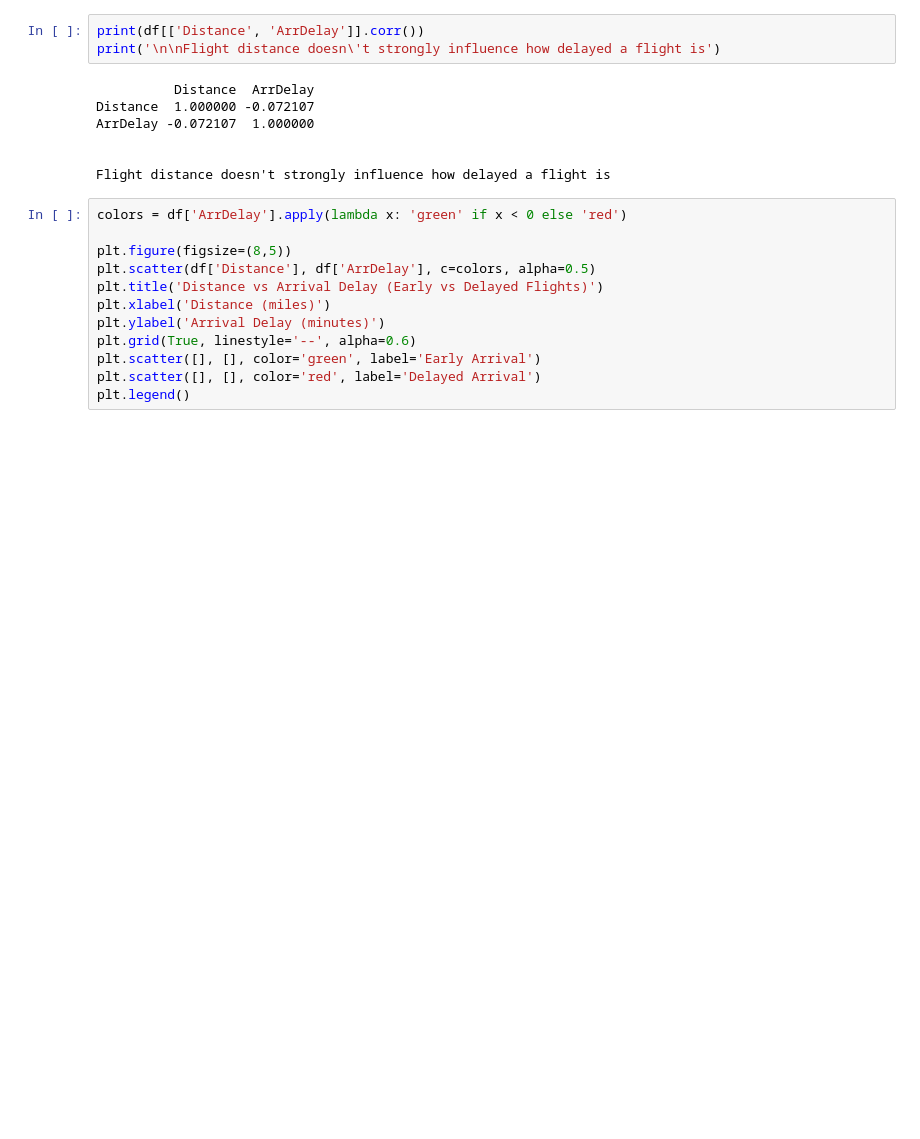
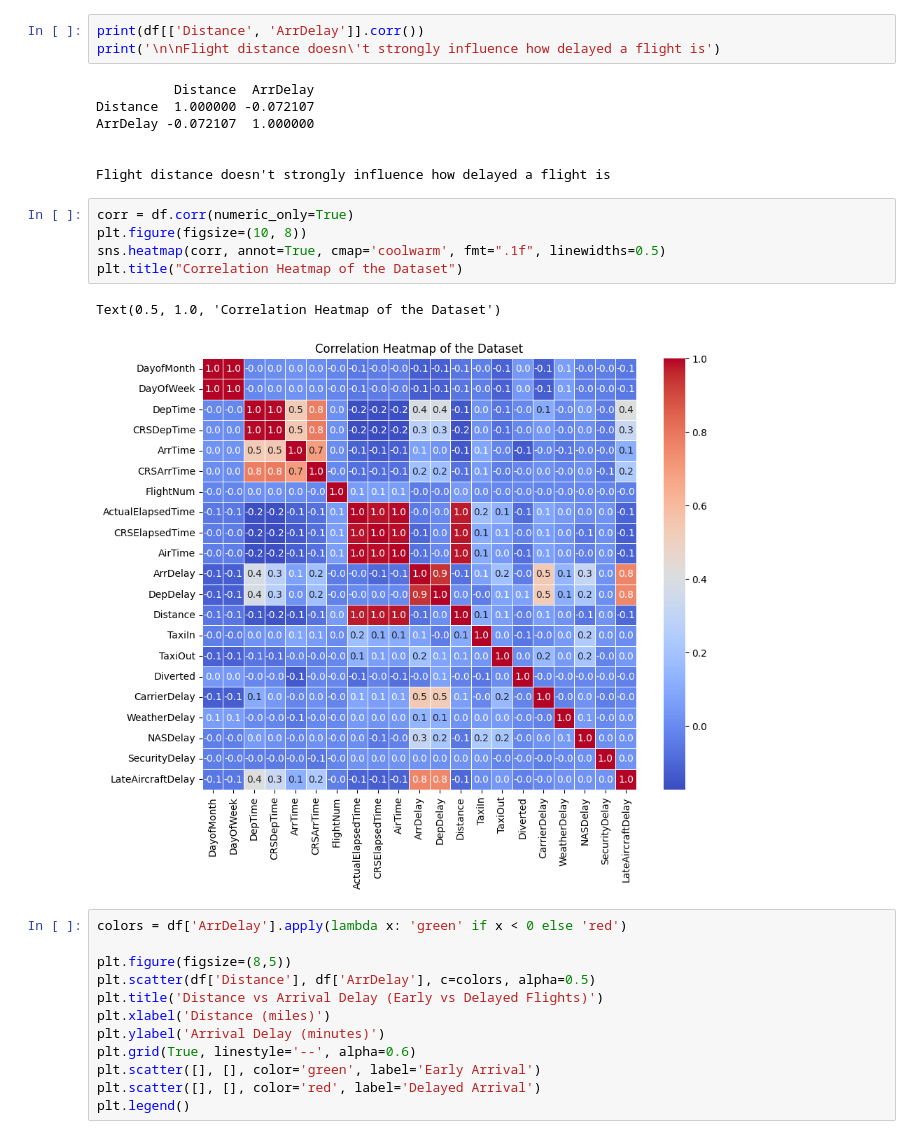
Before and after one commit to McLight-Note/Data_Process_Programming, a Jupyter notebook: Final_Work/analisys.ipynb, the cells around one changed output. Saved outputs shown, nothing was run; the diff lists cells and outputs as text; blank space fills up the shorter version.

```diff
--- a/Final_Work/analisys.ipynb
+++ b/Final_Work/analisys.ipynb
@@ -254,6 +249,14 @@ ArrDelay -0.072107  1.000000
 
 
 Flight distance doesn't strongly influence how delayed a flight is
+# %%
+corr = df.corr(numeric_only=True)
+plt.figure(figsize=(10, 8))
+sns.heatmap(corr, annot=True, cmap='coolwarm', fmt=".1f", linewidths=0.5)
+plt.title("Correlation Heatmap of the Dataset")
+# %% [output]
+Text(0.5, 1.0, 'Correlation Heatmap of the Dataset')
+[figure, added]
 # %%
 colors = df['ArrDelay'].apply(lambda x: 'green' if x < 0 else 'red')
 
```
Also changed, not shown: parts of 2 cells of this notebook.
